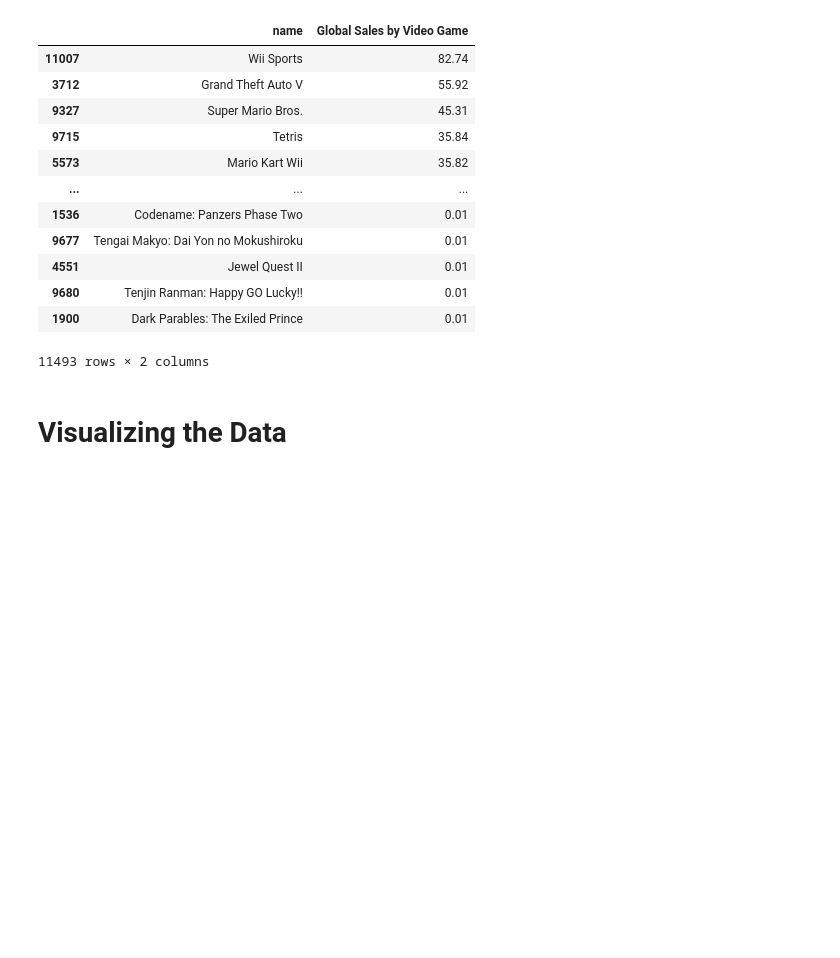
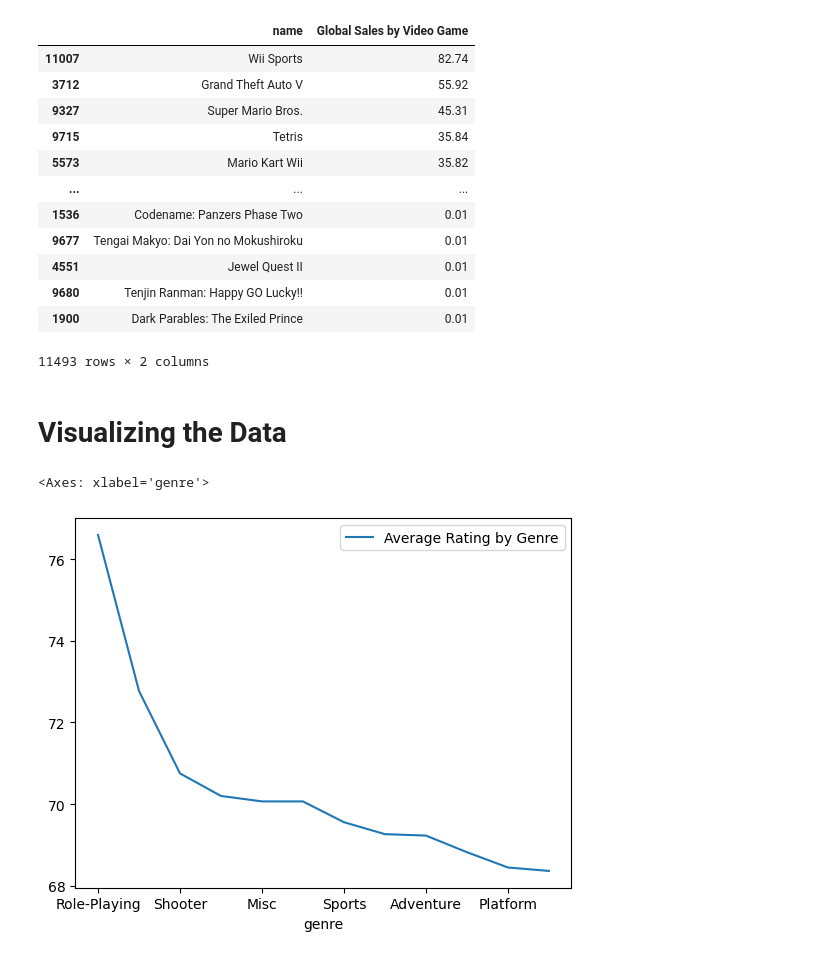
Before and after one commit to knohavec/Project-1-, a Jupyter notebook: Data Exploration Jupiter Notebooks/video_game_sales.ipynb, the cells around one changed output. Saved outputs shown, nothing was run; the diff lists cells and outputs as text; code cells hidden in the pictures; blank space fills up the shorter version.

Commit message:
Issue #64 -  Visualize Ratings by Genre

```diff
--- a/Data Exploration Jupiter Notebooks/video_game_sales.ipynb
+++ b/Data Exploration Jupiter Notebooks/video_game_sales.ipynb
@@ -228,7 +228,11 @@ video_game_sales_df
 # %% [markdown]
 # Visualizing the Data
 # %%
-#visualize the data by genre vs ratings
+# (#64) Visualize the data by genre vs ratings
+genre_ratings_sorted.plot()
+# %% [output]
+<Axes: xlabel='genre'>
+[figure, added]
 # %%
 #visualize the data by release date vs sales and ratings
 # %%
```
